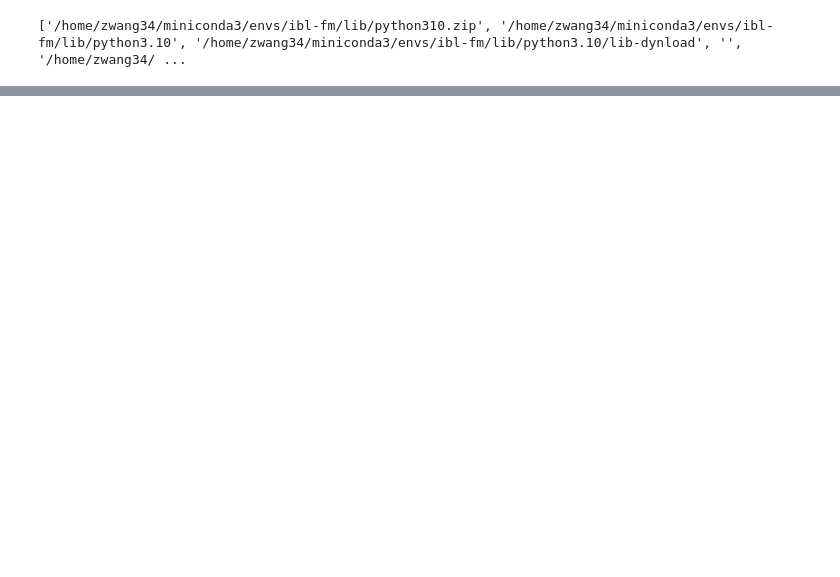
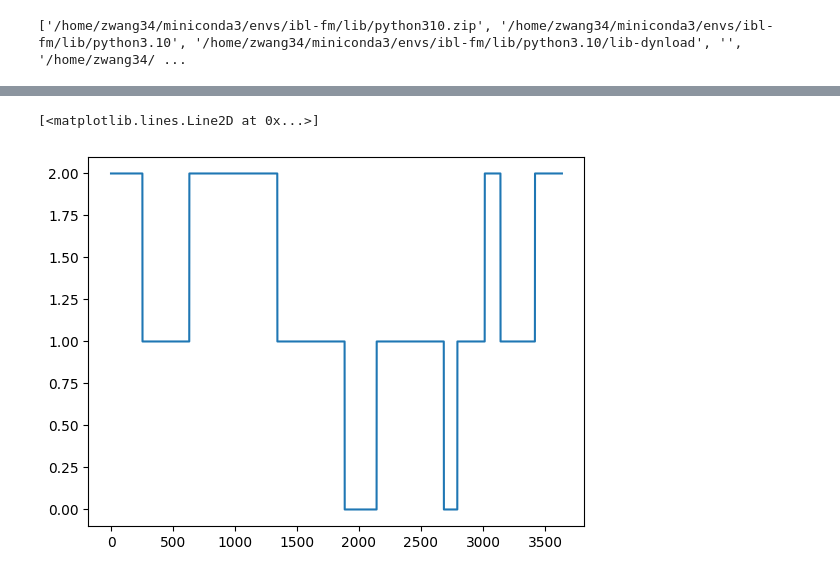
Before and after one commit to wdk0082/IBL_foundation_model, a Jupyter notebook: notebooks/ns_corr.ipynb, the cells around one changed output, grey strips where cells are left out. Cells and saved outputs as stored; diff of their text form; code cells hidden in the pictures; blank space fills up the shorter version.

```diff
--- a/notebooks/ns_corr.ipynb
+++ b/notebooks/ns_corr.ipynb
@@ -23,11 +23,12 @@ import wandb
 from tqdm import tqdm
 # %%
 # Args
-non_randomized = False
+non_randomized = True
 unaligned = False
-eid = '746d1902-fa59-4cab-b0aa-013be36060d5'
-sigma = 200  # For smoothing
-seed = 12  # For the random signal
+eid = '7cb81727-2097-4b52-b480-c89867b5b34c'
+sigma = 100  # For smoothing
+seed = 82  # For the random signal
+model_name = 'mlp'  # mlp/linear
 # %%
 # Dataset and dataloader
 if unaligned:
@@ -128,0 +151,50 @@ plt.plot(smooth_random_series)
+# %%
+def truncated_geometric(p, vmin, vmax, size=1):
+    samples = []
+
+    for _ in range(size):
+        while True:
+            k = np.random.geometric(p) - 1
+
+            if vmin <= k <= vmax:
+                samples.append(k)
+                break
+
+    return np.array(samples)
+
+def generate_signal_with_truncated_geometric(time_array, values, p, vmin, vmax, seed=None):
+
+    if seed is not None:
+        np.random.seed(seed)
+
+    signal = np.zeros_like(time_array, dtype=np.int32)
+    current_index = 0
+
+    while current_index < len(time_array):
+
+        current_value = np.random.choice(values)
+
+
+        duration = truncated_geometric(p, vmin, vmax, size=1)[0]
+
+
+        end_index = min(current_index + duration, len(time_array))
+        signal[current_index:end_index] = current_value
+
+        current_index = end_index
+
+    return signal
+
+
+time_array = np.linspace(0, 10, max_time+2)
+values = [0, 1, 2]
+p = 0.004  # control the mean to be around 250
+vmin = 100
+vmax = 500
+
+
+tr_geo_signal = generate_signal_with_truncated_geometric(time_array, values, p, vmin, vmax, seed)
+plt.plot(tr_geo_signal)
+# %% [output]
+[<matplotlib.lines.Line2D at 0x...>]
+[figure, added]
```
Also changed, not shown: parts of 16 cells of this notebook, 14 other files.
